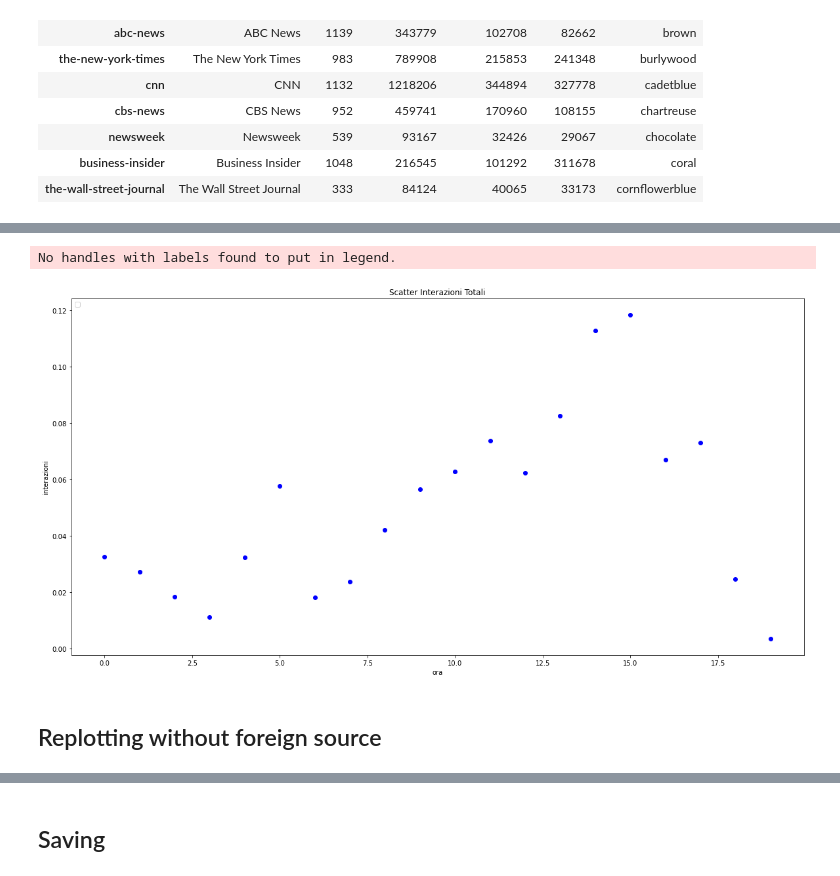
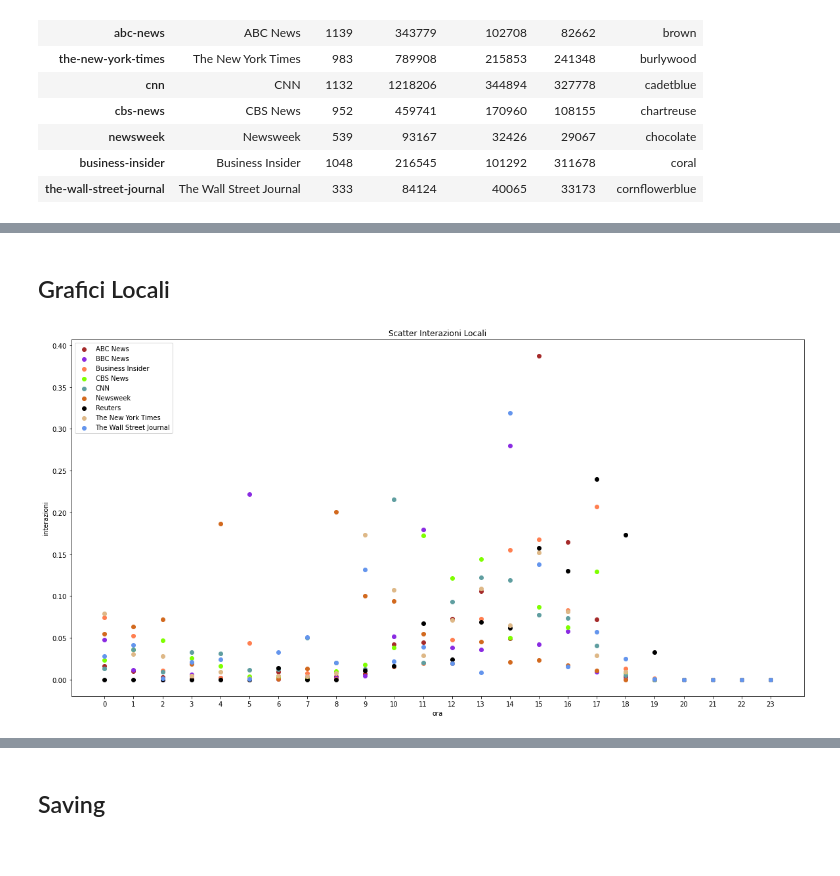
Before and after one commit to Peltrettir/phythonDataAnalysis, a Jupyter notebook: jupyter/Analisi Dati 2.ipynb, the cells around one changed output, grey strips where cells are left out. Drawn from its saved outputs; the diff is of its cells as text; code cells hidden in the pictures.

```diff
--- a/jupyter/Analisi Dati 2.ipynb
+++ b/jupyter/Analisi Dati 2.ipynb
@@ -109,0 +91,7 @@ hourly_data
+# %%
+hours = 24
+
+def fillHours(dict):
+    for key in dict.keys():
+        for x in range(hours):
+            dict[key][x] = dict[key].get(x, 0)
@@ -168,12 +159,17 @@ See the caveats in the documentation: https://pandas.pydata.org/pandas-docs/stab
 | newsweek | Newsweek | 539 | 93167 | 32426 | 29067 | chocolate |
 | business-insider | Business Insider | 1048 | 216545 | 101292 | 311678 | coral |
 | the-wall-street-journal | The Wall Street Journal | 333 | 84124 | 40065 | 33173 | cornflowerblue |
+# %%
+def set_axes(figure, title):
+    ax = figure.add_subplot(111)
+    ax.set_xlabel('ora')
+    ax.set_ylabel('interazioni')
+    ax.set_xticks([x for x in range(hours)])
+    ax.set_title(title)
+    return ax
 # %%
 def plot(figure, title, data_dict):
-    ax = figure.add_subplot(111)
-    ax.set_xlabel('ora')
-    ax.set_ylabel('interazioni')
-    ax.set_title(title)
+    ax = set_axes(figure, title)
 
     for key, item in data_dict.items():
         color = 'blue'
@@ -183,5 +179,5 @@ def plot(figure, title, data_dict):
             name = info['name'][key] if not (key in info) else ''
         ax.scatter(item.index, item.values, c = color, label = name)
 
-    plt.legend(loc='upper left');
+    ax.legend(loc='upper left');
 # %%
@@ -196,0 +206,7 @@ plot(fig, 'Scatter Interazioni', hourly_data)
+# %%
+## replotting without foreign sources
+import copy
+
+hourly_data_local = copy.deepcopy(hourly_data)
+del hourly_data_local['the-irish-times']
+del hourly_data_local['al-jazeera-english']
@@ -197,9 +223,8 @@ plot(fig, 'Scatter Interazioni', hourly_data)
+# %% [markdown]
+## <a name="grafici_locali"> Grafici Locali
 # %%
-fig2 = plt.figure(figsize=(20, 10.0), facecolor='w')
-temp = {'interazioni totali' : hourly_data_tot}
-plot(fig2, 'Scatter Interazioni Totali', temp)
+fig3 = plt.figure(figsize=(20, 10.0), facecolor='w')
+
+plot(fig3, 'Scatter Interazioni Locali', hourly_data_local)
 # %% [output]
-No handles with labels found to put in legend.
-[figure, old version]
+[figure, new version]
-# %% [markdown]
-## Replotting without foreign source
```
Also changed, not shown: parts of 11 cells of this notebook, 16 other files.
